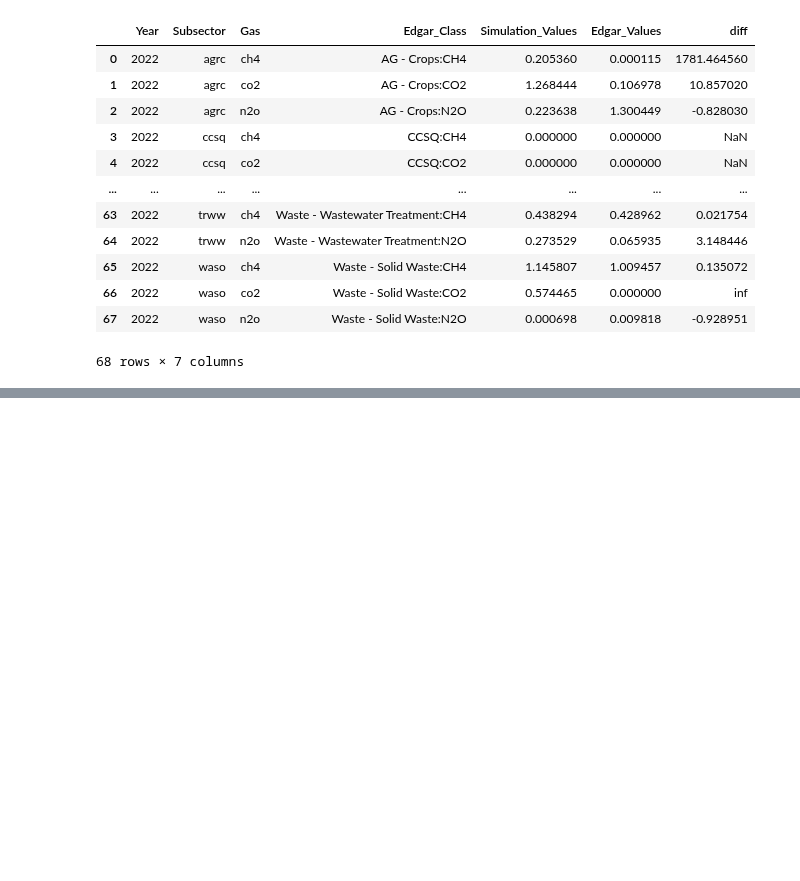
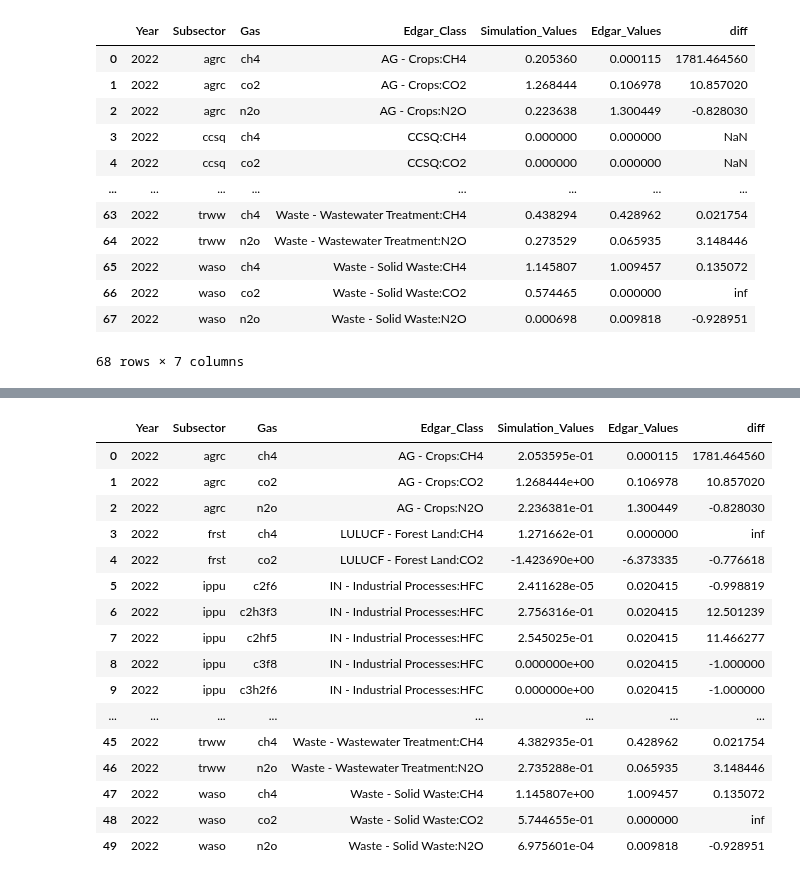
Before and after one commit to sisepuede-framework/ssp_data_calibration, a Jupyter notebook: src/emissions_etl.ipynb, the cells around one changed output, grey strips where cells are left out. Saved outputs shown, nothing was run; the diff lists cells and outputs as text; code cells hidden in the pictures; blank space fills up the shorter version.

```diff
--- a/src/emissions_etl.ipynb
+++ b/src/emissions_etl.ipynb
@@ -242,2 +251,21 @@ nesd = NonEnergySectoralDiffReport('misc/sectoral_reports', iso_alpha_3='HRV', i
 # %%
 df_1, df_2 = nesd.run_report_generator(simulation_df=output_df, emission_targets_path='misc/sectoral_reports/2022_emission_targets.csv', mapping_table_path='misc/sectoral_reports/edgar_ssp_cw.csv')
+df_1
+# %% [output]
+|  | Year | Subsector | Gas | Edgar_Class | Simulation_Values | Edgar_Values | diff |
+| 0 | 2022 | agrc | ch4 | AG - Crops:CH4 | 2.053595e-01 | 0.000115 | 1781.464560 |
+| 1 | 2022 | agrc | co2 | AG - Crops:CO2 | 1.268444e+00 | 0.106978 | 10.857020 |
+| 2 | 2022 | agrc | n2o | AG - Crops:N2O | 2.236381e-01 | 1.300449 | -0.828030 |
+| 3 | 2022 | frst | ch4 | LULUCF - Forest Land:CH4 | 1.271662e-01 | 0.000000 | inf |
+| 4 | 2022 | frst | co2 | LULUCF - Forest Land:CO2 | -1.423690e+00 | -6.373335 | -0.776618 |
+| 5 | 2022 | ippu | c2f6 | IN - Industrial Processes:HFC | 2.411628e-05 | 0.020415 | -0.998819 |
+| 6 | 2022 | ippu | c2h3f3 | IN - Industrial Processes:HFC | 2.756316e-01 | 0.020415 | 12.501239 |
+| 7 | 2022 | ippu | c2hf5 | IN - Industrial Processes:HFC | 2.545025e-01 | 0.020415 | 11.466277 |
+| 8 | 2022 | ippu | c3f8 | IN - Industrial Processes:HFC | 0.000000e+00 | 0.020415 | -1.000000 |
+| 9 | 2022 | ippu | c3h2f6 | IN - Industrial Processes:HFC | 0.000000e+00 | 0.020415 | -1.000000 |
+| ... | ... | ... | ... | ... | ... | ... | ... |
+| 45 | 2022 | trww | ch4 | Waste - Wastewater Treatment:CH4 | 4.382935e-01 | 0.428962 | 0.021754 |
+| 46 | 2022 | trww | n2o | Waste - Wastewater Treatment:N2O | 2.735288e-01 | 0.065935 | 3.148446 |
+| 47 | 2022 | waso | ch4 | Waste - Solid Waste:CH4 | 1.145807e+00 | 1.009457 | 0.135072 |
+| 48 | 2022 | waso | co2 | Waste - Solid Waste:CO2 | 5.744655e-01 | 0.000000 | inf |
+| 49 | 2022 | waso | n2o | Waste - Solid Waste:N2O | 6.975601e-04 | 0.009818 | -0.928951 |
```
Also changed, not shown: parts of 1 cell of this notebook, 1 other file.
